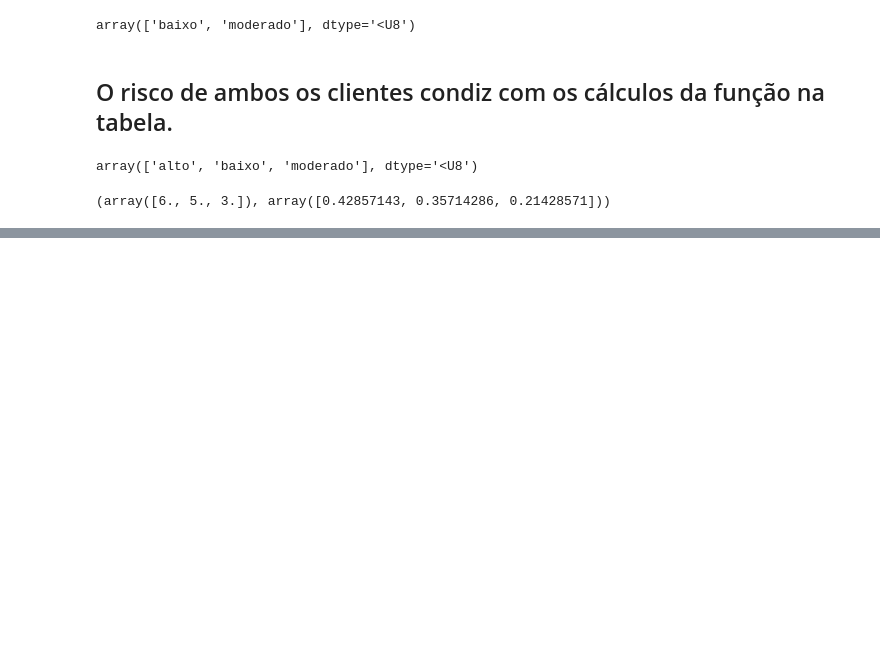
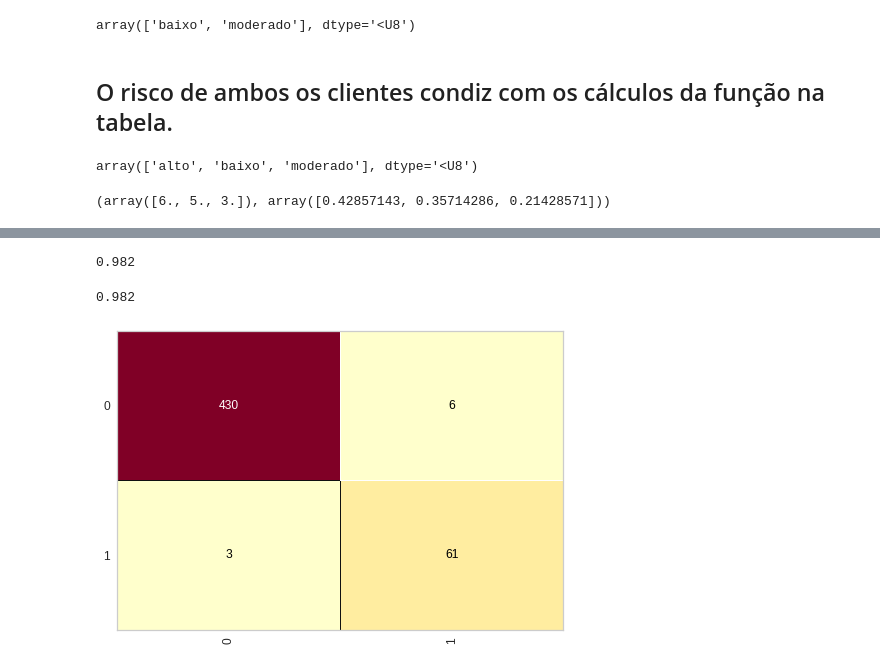
Before and after one commit to wnbrandao/wnbrandao, a Jupyter notebook: Untitled0.ipynb, the cells around one changed output, grey strips where cells are left out. Cells and saved outputs as stored; diff of their text form; code cells hidden in the pictures; blank space fills up the shorter version.

```diff
--- a/Untitled0.ipynb
+++ b/Untitled0.ipynb
@@ -535,0 +650,3 @@ naive_risco_credito.class_count_, naive_risco_credito.class_prior_
+# %%
+with open ('credit.pkl','rb') as f:
+  x_credit_treinamento, y_credit_treinamento, x_credit_teste, y_credit_teste = pickle.load(f)
@@ -535,0 +661,3 @@ naive_risco_credito.class_count_, naive_risco_credito.class_prior_
+# %%
+arvore_credit = DecisionTreeClassifier(criterion='entropy', random_state= 0)
+arvore_credit.fit(x_credit_treinamento, y_credit_treinamento)
@@ -535,0 +707,12 @@ naive_risco_credito.class_count_, naive_risco_credito.class_prior_
+# %%
+accuracy_score(y_credit_teste, previsoes)
+# %% [output]
+0.982
+# %%
+from yellowbrick.classifier import ConfusionMatrix
+cm = ConfusionMatrix(arvore_credit)
+cm.fit(x_credit_treinamento, y_credit_treinamento)
+cm.score(x_credit_teste, y_credit_teste)
+# %% [output]
+0.982
+[figure, added]
```
Also changed, not shown: parts of 87 cells of this notebook.
